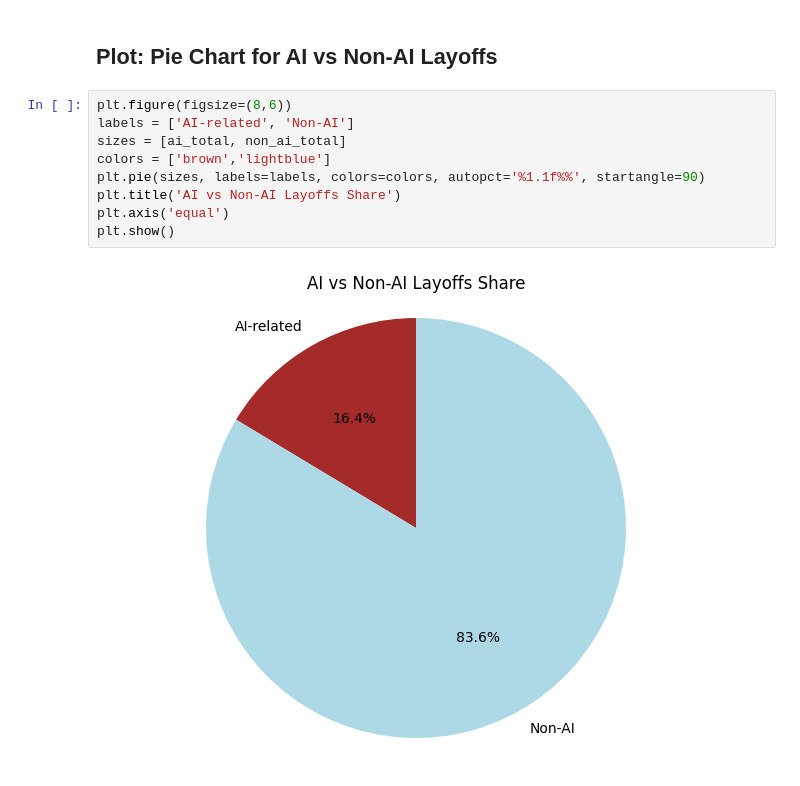
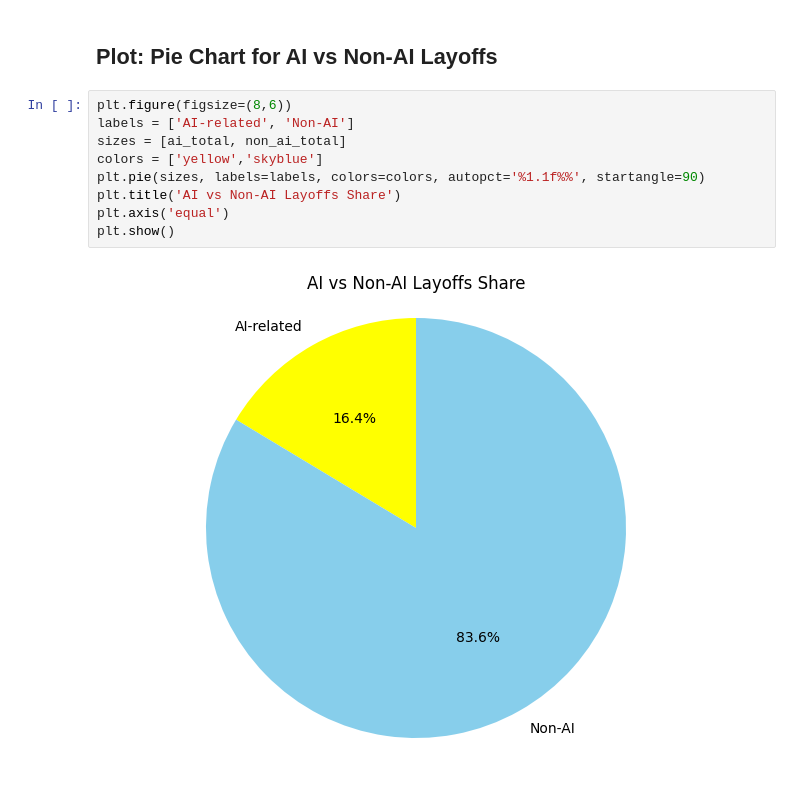
Before and after one commit to RAVIAPTISWETHA/Predictive-Insights-into-Global-Hiring-and-Layoff-Trends, a Jupyter notebook: Predictive_Insights_into_Global_Hiring_and_Layoff_Trends.ipynb, the cells around one changed output. Saved outputs shown, nothing was run; the diff lists cells and outputs as text.

```diff
--- a/Predictive_Insights_into_Global_Hiring_and_Layoff_Trends.ipynb
+++ b/Predictive_Insights_into_Global_Hiring_and_Layoff_Trends.ipynb
@@ -115,11 +115,11 @@ AI share               : 16.4%
 # %%
 plt.figure(figsize=(8,6))
 labels = ['AI-related', 'Non-AI']
 sizes = [ai_total, non_ai_total]
-colors = ['brown','lightblue']
+colors = ['yellow','skyblue']
 plt.pie(sizes, labels=labels, colors=colors, autopct='%1.1f%%', startangle=90)
 plt.title('AI vs Non-AI Layoffs Share')
 plt.axis('equal')
 plt.show()
 # %% [output]
-[figure, old version]
+[figure, new version]
```
Also changed, not shown: parts of 1 cell of this notebook.
